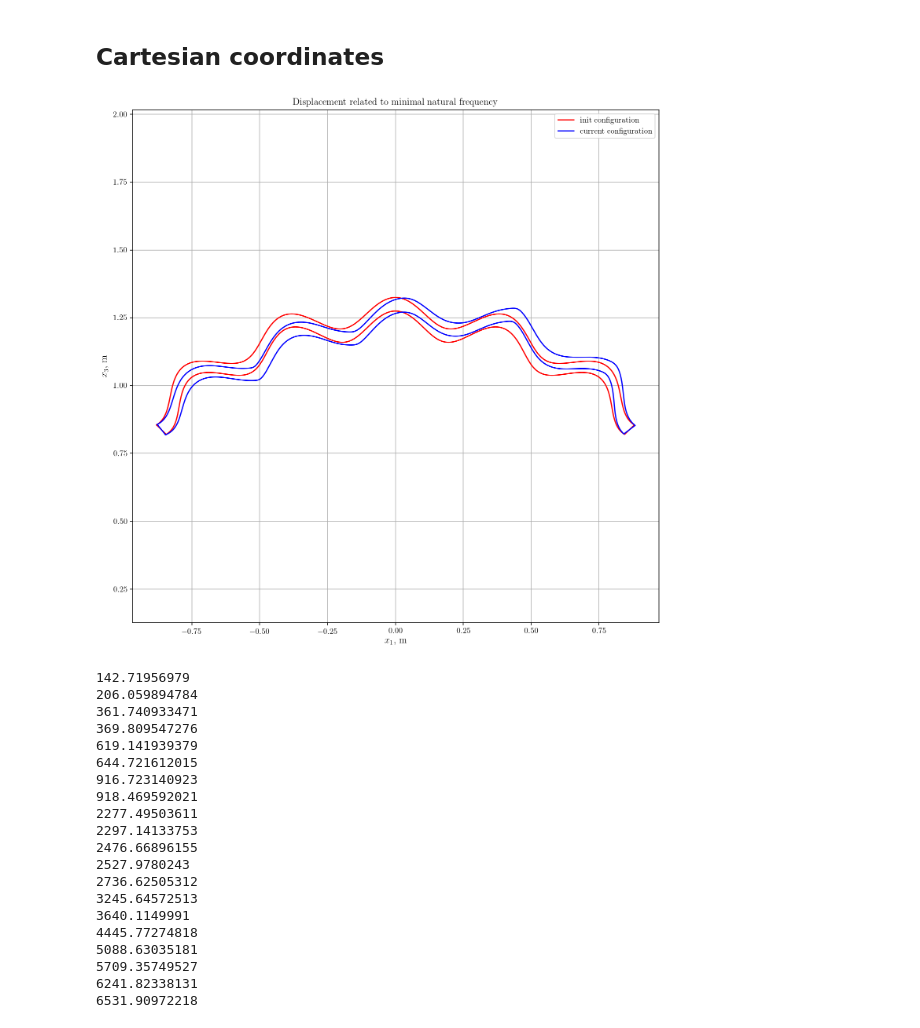
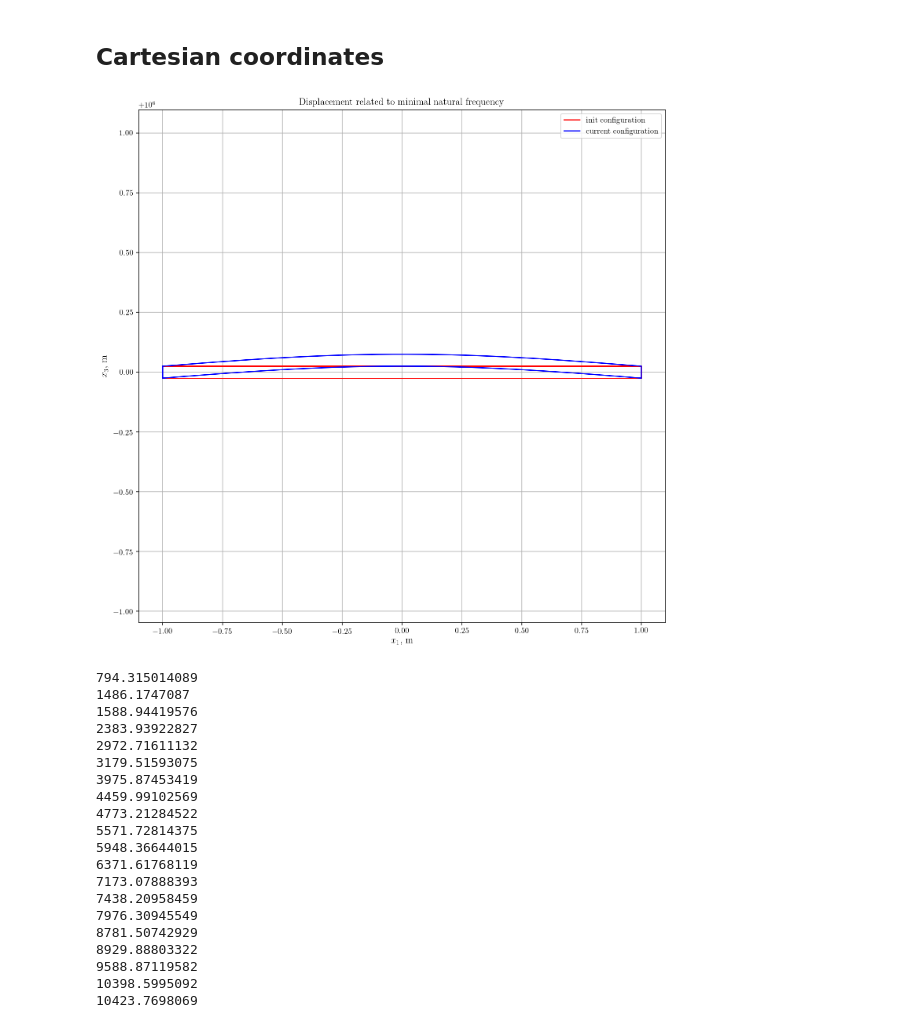
Before and after one commit to tarashor/vibrations, a Jupyter notebook: py/notebooks/LinearSolShellsFEM.ipynb, the cells around one changed output. Saved outputs shown, nothing was run; the diff lists cells and outputs as text; code cells hidden in the pictures.

```diff
--- a/py/notebooks/LinearSolShellsFEM.ipynb
+++ b/py/notebooks/LinearSolShellsFEM.ipynb
@@ -189,55 +189,55 @@ def solve(geometry, thickness, linear, N_width):
     layers_count = 1
     layers = generate_layers(thickness, layers_count, mat.IsotropicMaterial.steel())
     model = m.Model(geometry, layers, m.Model.FIXED_BOTTOM_LEFT_RIGHT_POINTS)
     mesh = me.Mesh1D.generate(width, layers, N_width, m.Model.FIXED_BOTTOM_LEFT_RIGHT_POINTS)
     lam, vec = s.solve(model, mesh, stiffness_matrix, mass_matrix)
 
     return lam, vec, mesh, geometry
 
 
 
 width = 2
-curvature = 0.8
+curvature = 0.000001
 thickness = 0.05
 
-corrugation_amplitude = 0.05
-corrugation_frequency = 20
+corrugation_amplitude = 0
+corrugation_frequency = 0
 
 geometry = g.General(width, curvature, corrugation_amplitude, corrugation_frequency)
 
-N_width = 600
+N_width = 100
 
 lam, vec, mesh, geometry = solve(geometry, thickness, False, N_width)
 results = s.convert_to_results(lam, vec, mesh, geometry)
 
 results_index = 0
 
 plot.plot_init_and_deformed_geometry_in_cartesian(results[results_index], 0, width, -thickness / 2, thickness / 2, 0, geometry.to_cartesian_coordinates)
 to_print = 20
 if (len(results) < to_print):
     to_print = len(results)
 
 for i in range(to_print):
     print(results[i].rad_per_sec_to_Hz(results[i].freq))
 # %% [output]
-[figure, old version]
+[figure, new version]
-142.71956979
-206.059894784
-361.740933471
-369.809547276
-619.141939379
-644.721612015
-916.723140923
-918.469592021
-2277.49503611
-2297.14133753
-2476.66896155
-2527.9780243
-2736.62505312
-3245.64572513
-3640.1149991
-4445.77274818
-5088.63035181
-5709.35749527
-6241.82338131
-6531.90972218
+794.315014089
+1486.1747087
+1588.94419576
+2383.93922827
+2972.71611132
+3179.51593075
+3975.87453419
+4459.99102569
+4773.21284522
+5571.72814375
+5948.36644015
+6371.61768119
+7173.07888393
+7438.20958459
+7976.30945549
+8781.50742929
+8929.88803322
+9588.87119582
+10398.5995092
+10423.7698069
```
Also changed, not shown: parts of 2 cells of this notebook, 2 other files.
